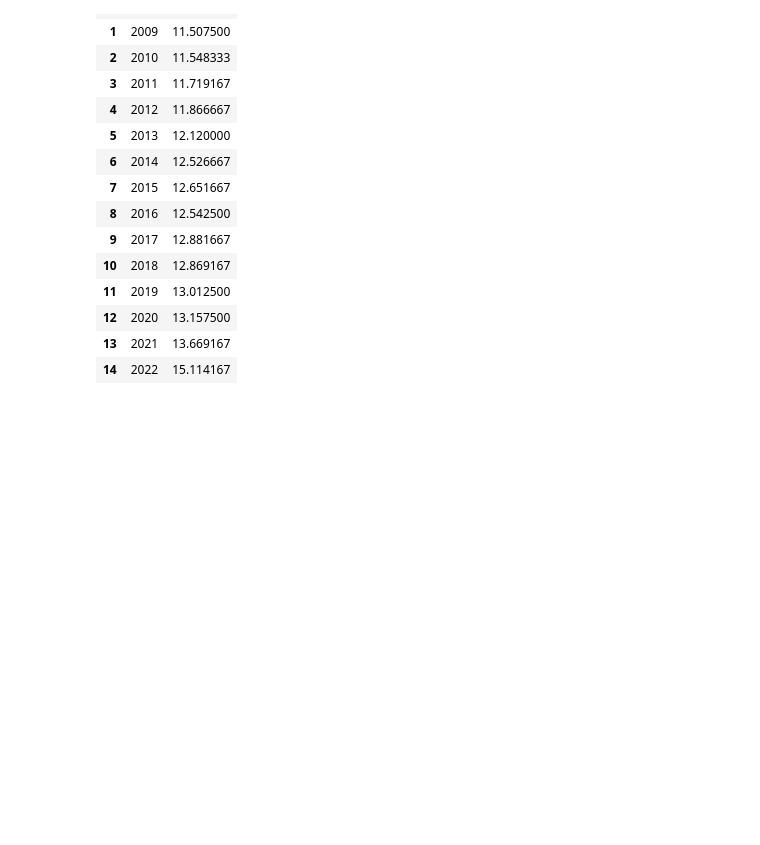
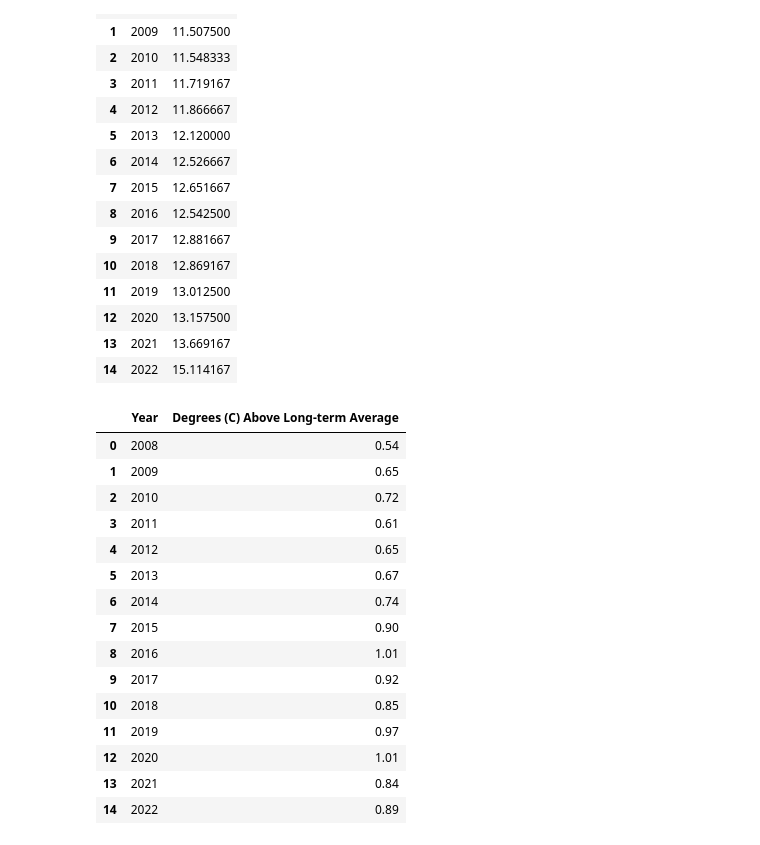
Before and after one commit to adam-kosinski/Climate-Opinions, a Jupyter notebook: Additional_Features/Additional Features.ipynb, the cells around one changed output. Cells and saved outputs as stored; diff of their text form; code cells hidden in the pictures; blank space fills up the shorter version.

```diff
--- a/Additional_Features/Additional Features.ipynb
+++ b/Additional_Features/Additional Features.ipynb
@@ -88,3 +88,27 @@ electrical_prices
 | 12 | 2020 | 13.157500 |
 | 13 | 2021 | 13.669167 |
 | 14 | 2022 | 15.114167 |
+# %%
+#global temperature data
+temp = pd.DataFrame([[2008, 0.54], [2009, 0.65], [2010, 0.72], [2011, 0.61], [2012, 0.65], [2013, 0.67], [2014, 0.74],
+                     [2015, 0.90], [2016, 1.01], [2017, 0.92], [2018, 0.85], [2019, 0.97], [2020, 1.01], [2021, 0.84],
+                     [2022, 0.89]])
+temp.columns = ['Year', 'Degrees (C) Above Long-term Average']
+temp
+# %% [output]
+|  | Year | Degrees (C) Above Long-term Average |
+| 0 | 2008 | 0.54 |
+| 1 | 2009 | 0.65 |
+| 2 | 2010 | 0.72 |
+| 3 | 2011 | 0.61 |
+| 4 | 2012 | 0.65 |
+| 5 | 2013 | 0.67 |
+| 6 | 2014 | 0.74 |
+| 7 | 2015 | 0.90 |
+| 8 | 2016 | 1.01 |
+| 9 | 2017 | 0.92 |
+| 10 | 2018 | 0.85 |
+| 11 | 2019 | 0.97 |
+| 12 | 2020 | 1.01 |
+| 13 | 2021 | 0.84 |
+| 14 | 2022 | 0.89 |
```
Also changed, not shown: parts of 4 cells of this notebook.
